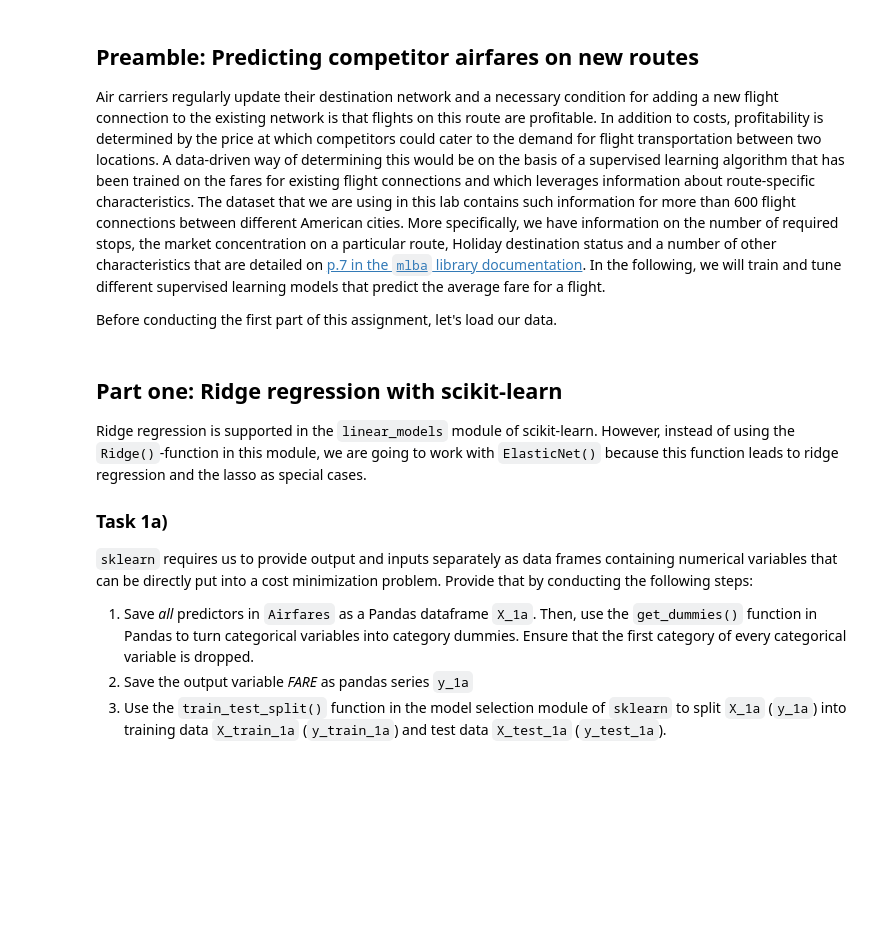
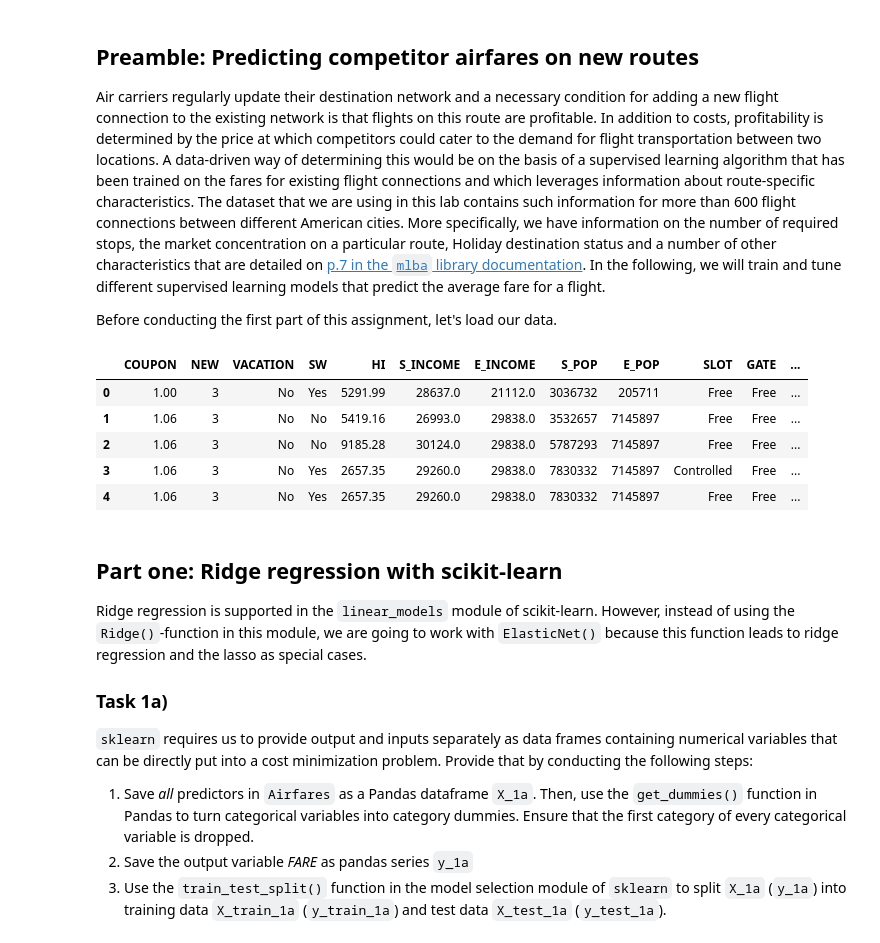
Before and after one commit to manswirfelt/assignment4, a Jupyter notebook: Assignment_4/Assignment4_py_template.ipynb, the cells around one changed output. Saved outputs shown, nothing was run; the diff lists cells and outputs as text; code cells hidden in the pictures; blank space fills up the shorter version.

```diff
--- a/Assignment_4/Assignment4_py_template.ipynb
+++ b/Assignment_4/Assignment4_py_template.ipynb
@@ -10,12 +10,21 @@ Before conducting the first part of this assignment, let's load our data.
 # %%
 import numpy as np
 import pandas as pd
 import os
 import matplotlib.pyplot as plt
 import warnings
 
 Airfares = pd.read_csv("Airfares.csv.gz") # Adjust file path if necessary
 Airfares = Airfares.drop(columns=["S_CODE", "S_CITY", "E_CODE", "E_CITY"])
+
+Airfares.head()
+# %% [output]
+|  | COUPON | NEW | VACATION | SW | HI | S_INCOME | E_INCOME | S_POP | E_POP | SLOT | GATE | ... |
+| 0 | 1.00 | 3 | No | Yes | 5291.99 | 28637.0 | 21112.0 | 3036732 | 205711 | Free | Free | ... |
+| 1 | 1.06 | 3 | No | No | 5419.16 | 26993.0 | 29838.0 | 3532657 | 7145897 | Free | Free | ... |
+| 2 | 1.06 | 3 | No | No | 9185.28 | 30124.0 | 29838.0 | 5787293 | 7145897 | Free | Free | ... |
+| 3 | 1.06 | 3 | No | Yes | 2657.35 | 29260.0 | 29838.0 | 7830332 | 7145897 | Controlled | Free | ... |
+| 4 | 1.06 | 3 | No | Yes | 2657.35 | 29260.0 | 29838.0 | 7830332 | 7145897 | Free | Free | ... |
 # %% [markdown]
 ## Part one: Ridge regression with scikit-learn
 Ridge regression is supported in the `linear_models` module of scikit-learn. However, instead of using the `Ridge()`-function in this module, we are going to work with `ElasticNet()` because this function leads to ridge regression and the lasso as special cases.
```
Also changed, not shown: parts of 5 cells of this notebook.
